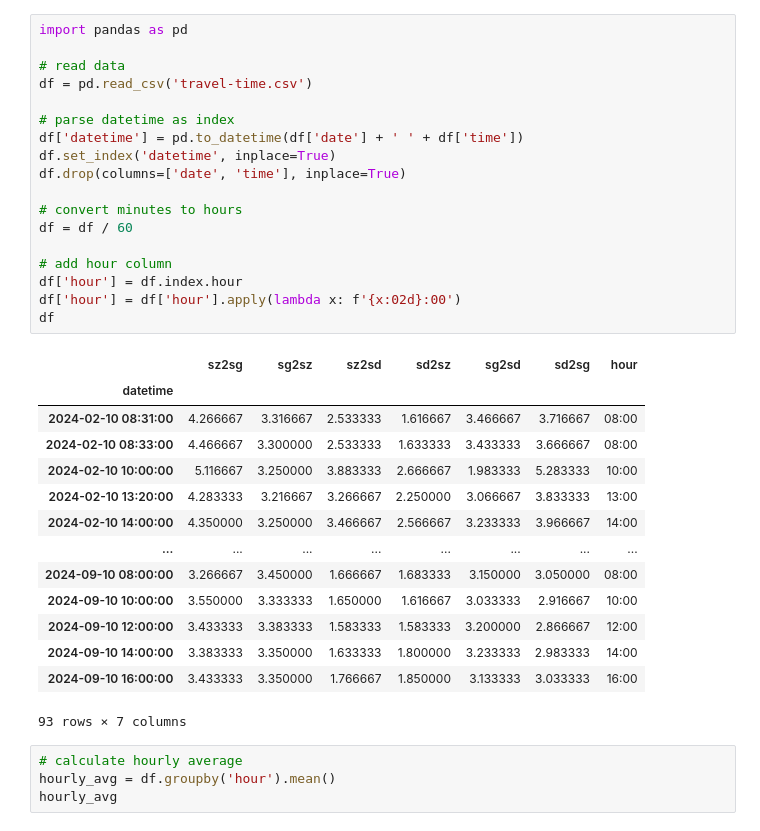
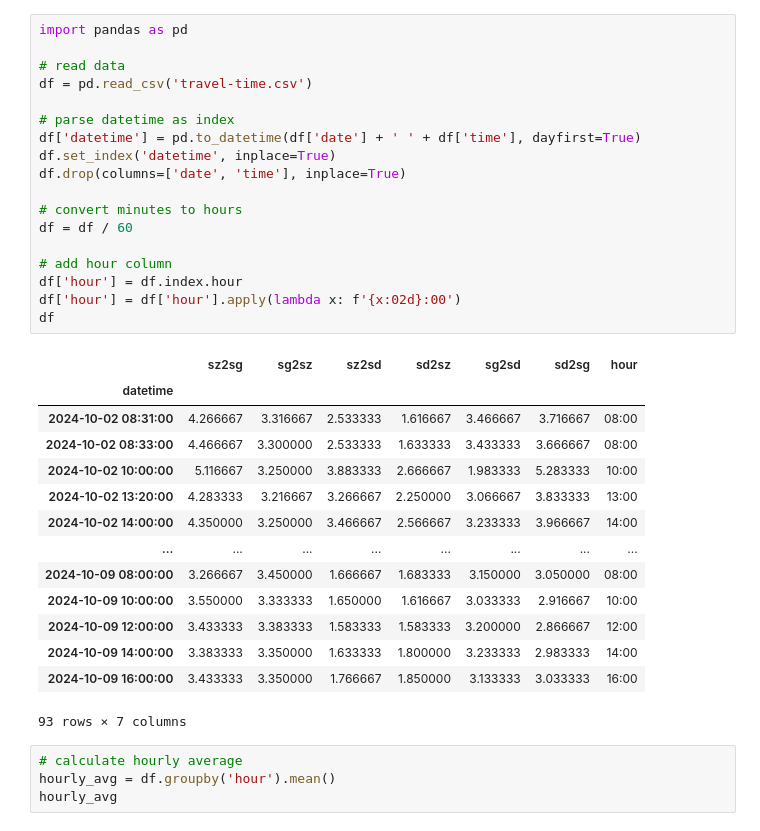
Before and after one commit to liu-qilong/scripts, a Jupyter notebook: notebook/travel-time-analysis/analysis.ipynb, the cells around one changed output. Drawn from its saved outputs; the diff is of its cells as text.

```diff
--- a/notebook/travel-time-analysis/analysis.ipynb
+++ b/notebook/travel-time-analysis/analysis.ipynb
@@ -1,35 +1,35 @@
 # %%
 import pandas as pd
 
 # read data
 df = pd.read_csv('travel-time.csv')
 
 # parse datetime as index
-df['datetime'] = pd.to_datetime(df['date'] + ' ' + df['time'])
+df['datetime'] = pd.to_datetime(df['date'] + ' ' + df['time'], dayfirst=True)
 df.set_index('datetime', inplace=True)
 df.drop(columns=['date', 'time'], inplace=True)
 
 # convert minutes to hours
 df = df / 60
 
 # add hour column
 df['hour'] = df.index.hour
 df['hour'] = df['hour'].apply(lambda x: f'{x:02d}:00')
 df
 # %% [output]
 |  | sz2sg | sg2sz | sz2sd | sd2sz | sg2sd | sd2sg | hour |
 | datetime |  |  |  |  |  |  |  |
-| 2024-02-10 08:31:00 | 4.266667 | 3.316667 | 2.533333 | 1.616667 | 3.466667 | 3.716667 | 08:00 |
-| 2024-02-10 08:33:00 | 4.466667 | 3.300000 | 2.533333 | 1.633333 | 3.433333 | 3.666667 | 08:00 |
-| 2024-02-10 10:00:00 | 5.116667 | 3.250000 | 3.883333 | 2.666667 | 1.983333 | 5.283333 | 10:00 |
-| 2024-02-10 13:20:00 | 4.283333 | 3.216667 | 3.266667 | 2.250000 | 3.066667 | 3.833333 | 13:00 |
-| 2024-02-10 14:00:00 | 4.350000 | 3.250000 | 3.466667 | 2.566667 | 3.233333 | 3.966667 | 14:00 |
+| 2024-10-02 08:31:00 | 4.266667 | 3.316667 | 2.533333 | 1.616667 | 3.466667 | 3.716667 | 08:00 |
+| 2024-10-02 08:33:00 | 4.466667 | 3.300000 | 2.533333 | 1.633333 | 3.433333 | 3.666667 | 08:00 |
+| 2024-10-02 10:00:00 | 5.116667 | 3.250000 | 3.883333 | 2.666667 | 1.983333 | 5.283333 | 10:00 |
+| 2024-10-02 13:20:00 | 4.283333 | 3.216667 | 3.266667 | 2.250000 | 3.066667 | 3.833333 | 13:00 |
+| 2024-10-02 14:00:00 | 4.350000 | 3.250000 | 3.466667 | 2.566667 | 3.233333 | 3.966667 | 14:00 |
 | ... | ... | ... | ... | ... | ... | ... | ... |
-| 2024-09-10 08:00:00 | 3.266667 | 3.450000 | 1.666667 | 1.683333 | 3.150000 | 3.050000 | 08:00 |
-| 2024-09-10 10:00:00 | 3.550000 | 3.333333 | 1.650000 | 1.616667 | 3.033333 | 2.916667 | 10:00 |
-| 2024-09-10 12:00:00 | 3.433333 | 3.383333 | 1.583333 | 1.583333 | 3.200000 | 2.866667 | 12:00 |
-| 2024-09-10 14:00:00 | 3.383333 | 3.350000 | 1.633333 | 1.800000 | 3.233333 | 2.983333 | 14:00 |
-| 2024-09-10 16:00:00 | 3.433333 | 3.350000 | 1.766667 | 1.850000 | 3.133333 | 3.033333 | 16:00 |
+| 2024-10-09 08:00:00 | 3.266667 | 3.450000 | 1.666667 | 1.683333 | 3.150000 | 3.050000 | 08:00 |
+| 2024-10-09 10:00:00 | 3.550000 | 3.333333 | 1.650000 | 1.616667 | 3.033333 | 2.916667 | 10:00 |
+| 2024-10-09 12:00:00 | 3.433333 | 3.383333 | 1.583333 | 1.583333 | 3.200000 | 2.866667 | 12:00 |
+| 2024-10-09 14:00:00 | 3.383333 | 3.350000 | 1.633333 | 1.800000 | 3.233333 | 2.983333 | 14:00 |
+| 2024-10-09 16:00:00 | 3.433333 | 3.350000 | 1.766667 | 1.850000 | 3.133333 | 3.033333 | 16:00 |
 93 rows × 7 columns
 # %%
 # calculate hourly average
```
Also changed, not shown: parts of 3 cells of this notebook.
